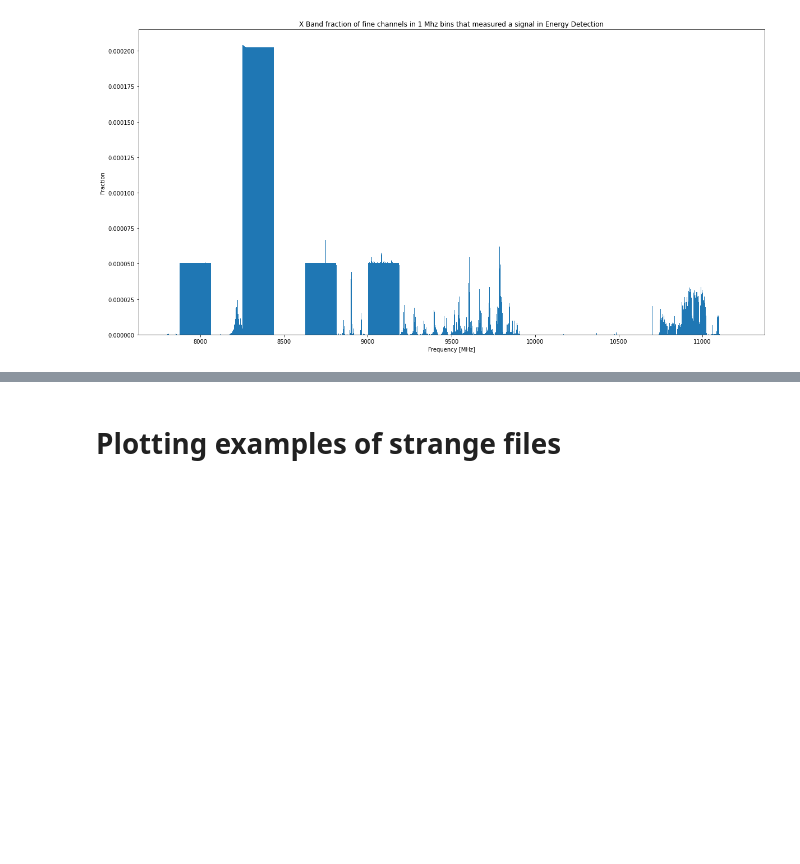
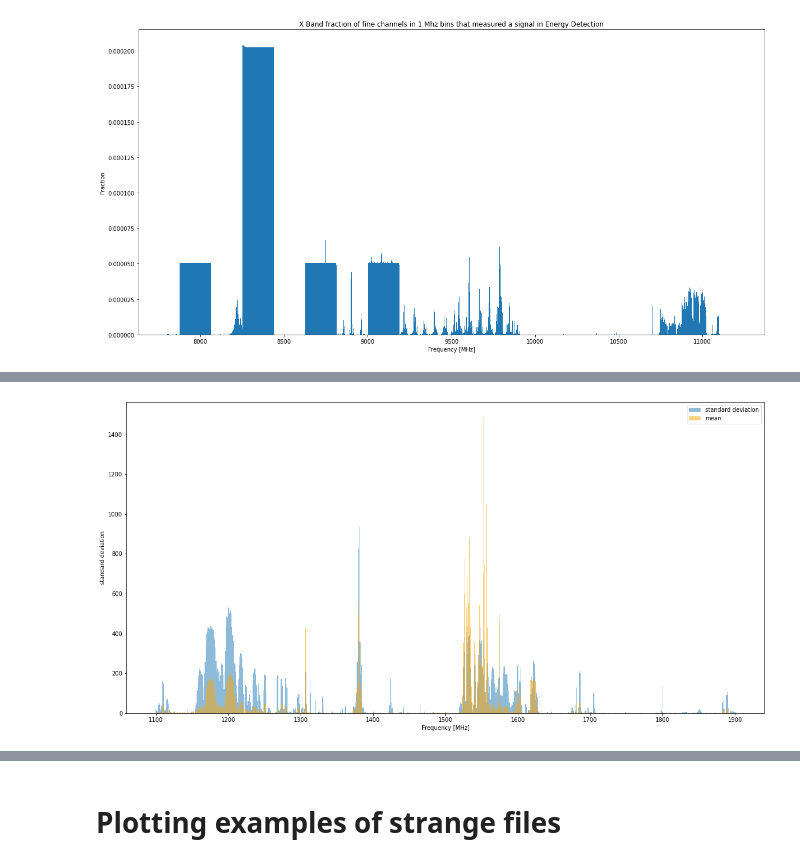
Before and after one commit to dbautista98/Breakthrough_Listen, a Jupyter notebook: turboSETI_vs_energy_detection.ipynb, the cells around one changed output, grey strips where cells are left out. Saved outputs shown, nothing was run; the diff lists cells and outputs as text; code cells hidden in the pictures; blank space fills up the shorter version.

```diff
--- a/turboSETI_vs_energy_detection.ipynb
+++ b/turboSETI_vs_energy_detection.ipynb
@@ -220,0 +261,10 @@ plt.imshow(np.array(df)>1e-3, cmap="inferno_r");
+# %%
+plt.figure(figsize=(20,10))
+plt.bar(frequencies, sd, width=1, label="standard deviation", alpha=0.5)
+plt.bar(frequencies, mean, width=1, label="mean", color="orange", alpha=0.5)
+plt.legend()
+plt.xlabel("Frequency [MHz]")
+plt.ylabel("standard deviation")
+plt.show()
+# %% [output]
+[figure, added]
```
Also changed, not shown: parts of 103 cells of this notebook.
